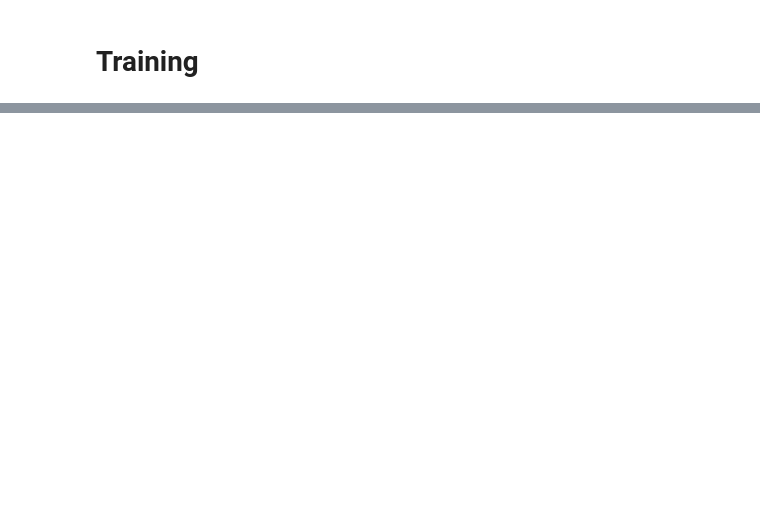
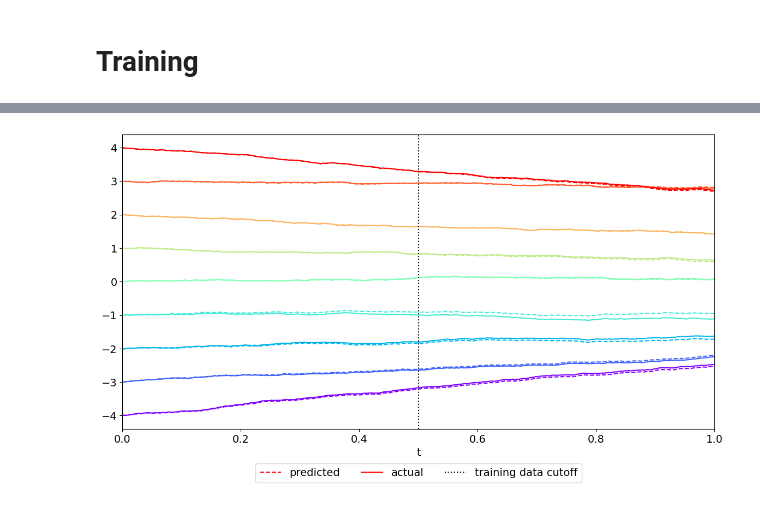
Before and after one commit to HarryLi98/SDE-DeepRL, a Jupyter notebook: SDETools.py/deep_learning_networks.ipynb, the cells around one changed output, grey strips where cells are left out. Drawn from its saved outputs; the diff is of its cells as text; code cells hidden in the pictures; blank space fills up the shorter version.

```diff
--- a/SDETools.py/deep_learning_networks.ipynb
+++ b/SDETools.py/deep_learning_networks.ipynb
@@ -165 +167,8 @@ while loss_value > 1e-4:
+# %%
+optimizer = tf.keras.optimizers.experimental.Adam(learning_rate=1e-4, amsgrad=True, jit_compile=True)
+
+model.compile(
+    optimizer,
+    loss=tf.nn.l2_loss
+)
 # %%
@@ -290,0 +272,2 @@ tf.Tensor(0.020463124, shape=(), dtype=float32)
+# %%
+model.load_weights('./weights/N=9,a=1,sig=0.1')
@@ -290,0 +276,7 @@ tf.Tensor(0.020463124, shape=(), dtype=float32)
+# %%
+A_pred = tf.reshape(tf.reduce_mean(model(tf.reshape(target_data, [sample_size, num_input_nodes])), axis=0), [N, N])
+A_pred = tf.eye(N) + tf.linalg.band_part(A_pred, 0, -1) + tf.linalg.band_part(tf.transpose(A_pred), -1, 0) - 2*tf.linalg.band_part(A_pred, 0, 0)
+print(np.around(A_pred, decimals=2))
+print(target_A)
+# Deviation of predicted adjacency matrix against actual
+np.around(tf.nn.l2_loss(A_pred - obj.A), decimals=3)
@@ -290,0 +309,21 @@ tf.Tensor(0.020463124, shape=(), dtype=float32)
+# %%
+predict = Model(N=N, dt=dt, alpha=alpha, sig=sig)
+predict.x0 = obj.x0
+predict.A = A_pred.numpy()
+predict.network()
+predict.simulate()
+# %%
+plt.rcParams.update({'font.size': 14})
+plt.figure(figsize=(14, 7))
+
+plt.xlabel("t")
+plt.plot(predict.t, predict.x, linestyle='dashed', label='predicted')
+plt.plot(obj.t, obj.x, label='actual')
+plt.axvline(x=0.5, color='black', linestyle='dotted', label="training data cutoff")
+handles, labels = plt.gca().get_legend_handles_labels()
+by_label = dict(zip(labels, handles))
+plt.legend(by_label.values(), by_label.keys(), loc='upper center', bbox_to_anchor=(0.5, -0.1), ncol=3)
+plt.xlim([0, 1])
+plt.show()
+# %% [output]
+[figure, added]
```
Also changed, not shown: parts of 33 cells of this notebook, 29 other files.
